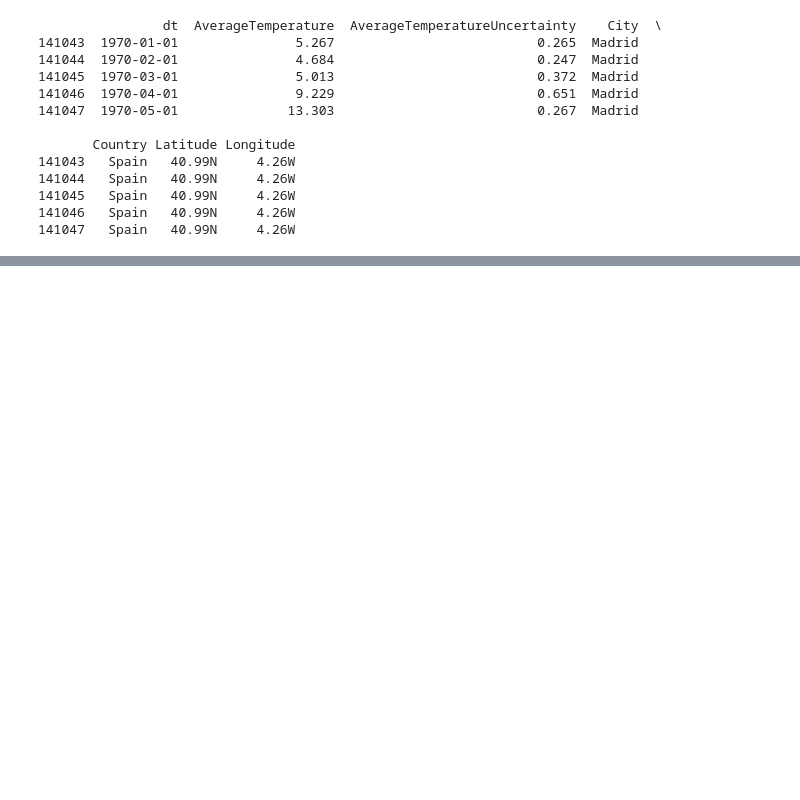
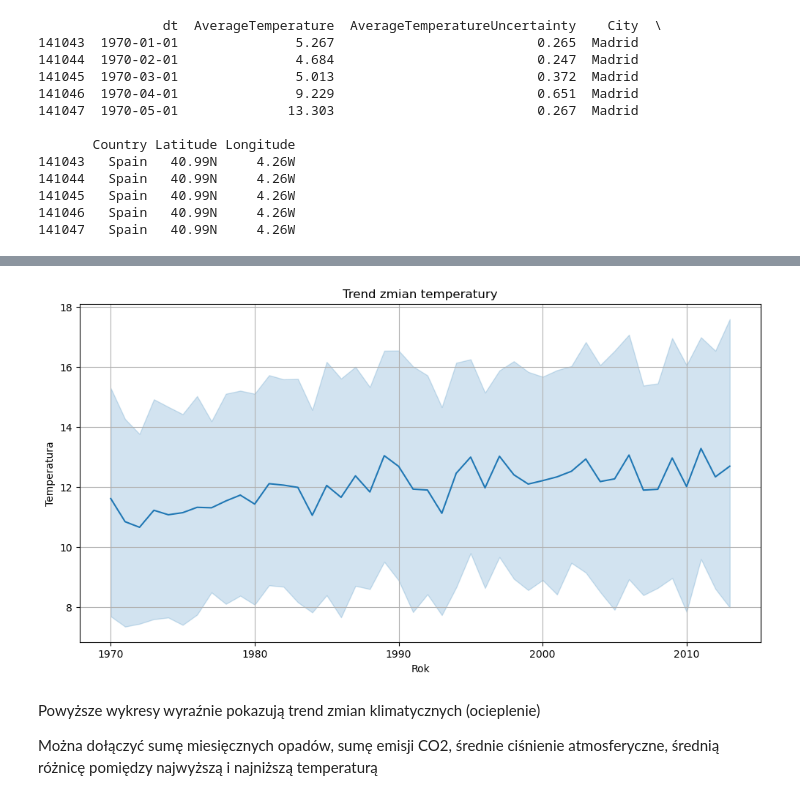
Before and after one commit to Eruverio95/DataScience, a Jupyter notebook: Lab2/Lab_2_Zad_2.ipynb, the cells around one changed output, grey strips where cells are left out. Saved outputs shown, nothing was run; the diff lists cells and outputs as text; code cells hidden in the pictures; blank space fills up the shorter version.

```diff
--- a/Lab2/Lab_2_Zad_2.ipynb
+++ b/Lab2/Lab_2_Zad_2.ipynb
@@ -53,0 +111,14 @@ print(df_Madrid.head())
+# %%
+plt.figure(figsize=(12, 6))
+sns.lineplot(data=df_Madrid, x='Year', y=df_Madrid['AverageTemperature'])
+plt.title('Trend zmian temperatury')
+plt.xlabel('Rok')
+plt.ylabel('Temperatura')
+plt.grid(True)
+plt.show()
+# %% [output]
+[figure, added]
+# %% [markdown]
+Powyższe wykresy wyraźnie pokazują trend zmian klimatycznych (ocieplenie)
+
+Można dołączyć sumę miesięcznych opadów, sumę emisji CO2, średnie ciśnienie atmosferyczne, średnią różnicę pomiędzy najwyższą i najniższą temperaturą
```
Also changed, not shown: parts of 5 cells of this notebook.
